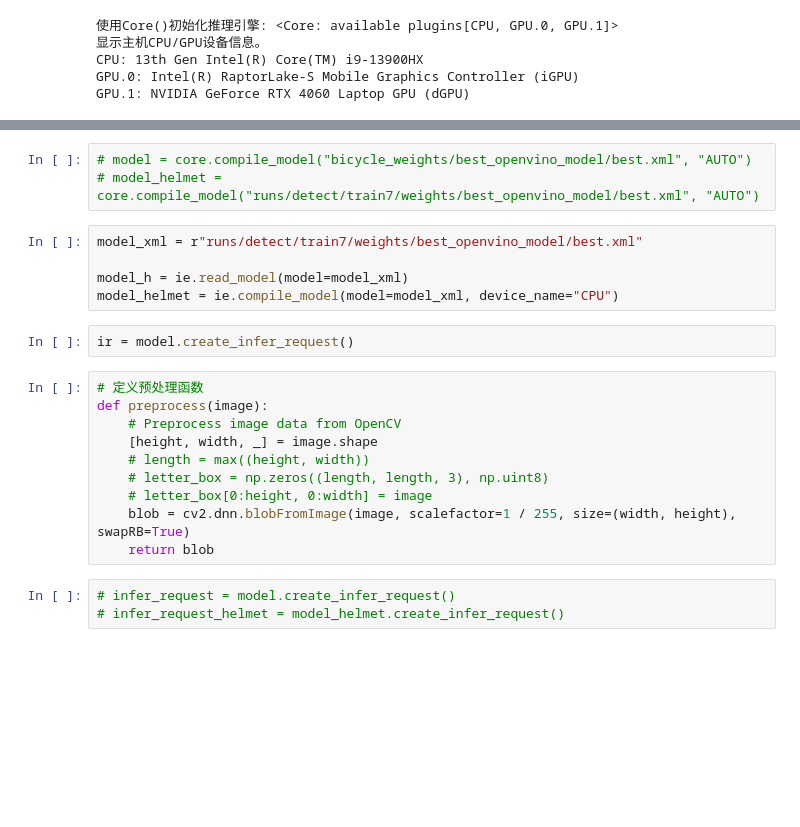
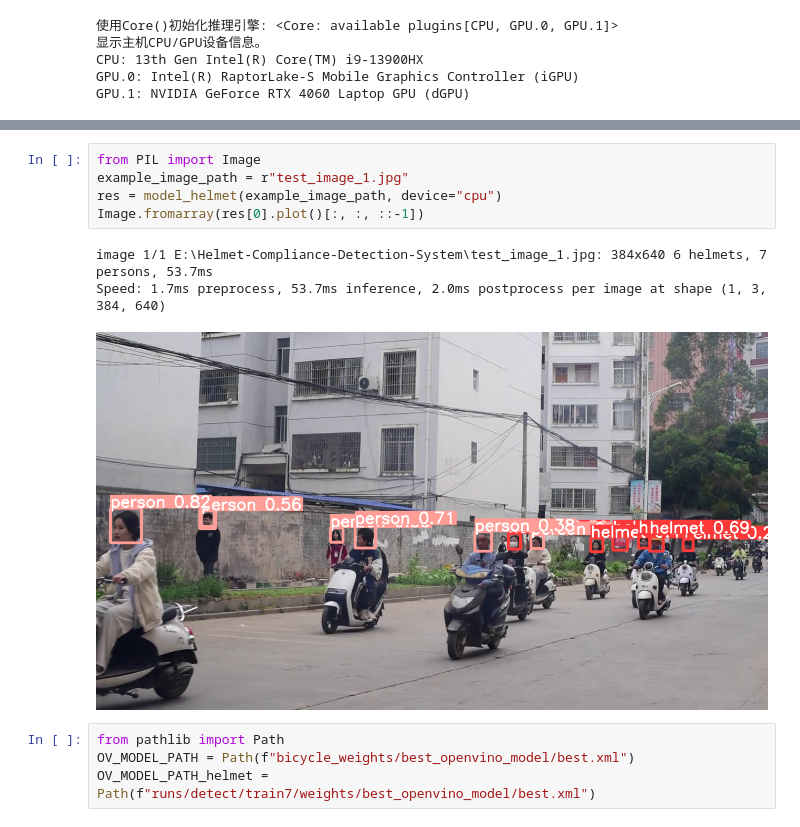
Before and after one commit to JiangLing-js/Helmet-Compliance-Detection-System, a Jupyter notebook: detect_openvino.ipynb, the cells around one changed output, grey strips where cells are left out. Drawn from its saved outputs; the diff is of its cells as text; blank space fills up the shorter version.

```diff
--- a/detect_openvino.ipynb
+++ b/detect_openvino.ipynb
@@ -25,23 +31,13 @@ model = ie.compile_model(model=model_, device_name="CPU")
+# %%
+from PIL import Image
+example_image_path = r"test_image_1.jpg"
+res = model_helmet(example_image_path, device="cpu")
+Image.fromarray(res[0].plot()[:, :, ::-1])
+# %% [output]
+image 1/1 E:\Helmet-Compliance-Detection-System\test_image_1.jpg: 384x640 6 helmets, 7 persons, 53.7ms
+Speed: 1.7ms preprocess, 53.7ms inference, 2.0ms postprocess per image at shape (1, 3, 384, 640)
+[figure, added]
 # %%
-# model = core.compile_model("bicycle_weights/best_openvino_model/best.xml", "AUTO")
-# model_helmet = core.compile_model("runs/detect/train7/weights/best_openvino_model/best.xml", "AUTO")
+from pathlib import Path
+OV_MODEL_PATH = Path(f"bicycle_weights/best_openvino_model/best.xml")
+OV_MODEL_PATH_helmet = Path(f"runs/detect/train7/weights/best_openvino_model/best.xml")
-# %%
-model_xml = r"runs/detect/train7/weights/best_openvino_model/best.xml"
-
-model_h = ie.read_model(model=model_xml)
-model_helmet = ie.compile_model(model=model_xml, device_name="CPU")
-# %%
-ir = model.create_infer_request()
-# %%
-# 定义预处理函数
-def preprocess(image):
-    # Preprocess image data from OpenCV
-    [height, width, _] = image.shape
-    # length = max((height, width))
-    # letter_box = np.zeros((length, length, 3), np.uint8)
-    # letter_box[0:height, 0:width] = image
-    blob = cv2.dnn.blobFromImage(image, scalefactor=1 / 255, size=(width, height), swapRB=True)
-    return blob
-# %%
-# infer_request = model.create_infer_request()
-# infer_request_helmet = model_helmet.create_infer_request()
```
Also changed, not shown: parts of 13 cells of this notebook, 9 other files.
